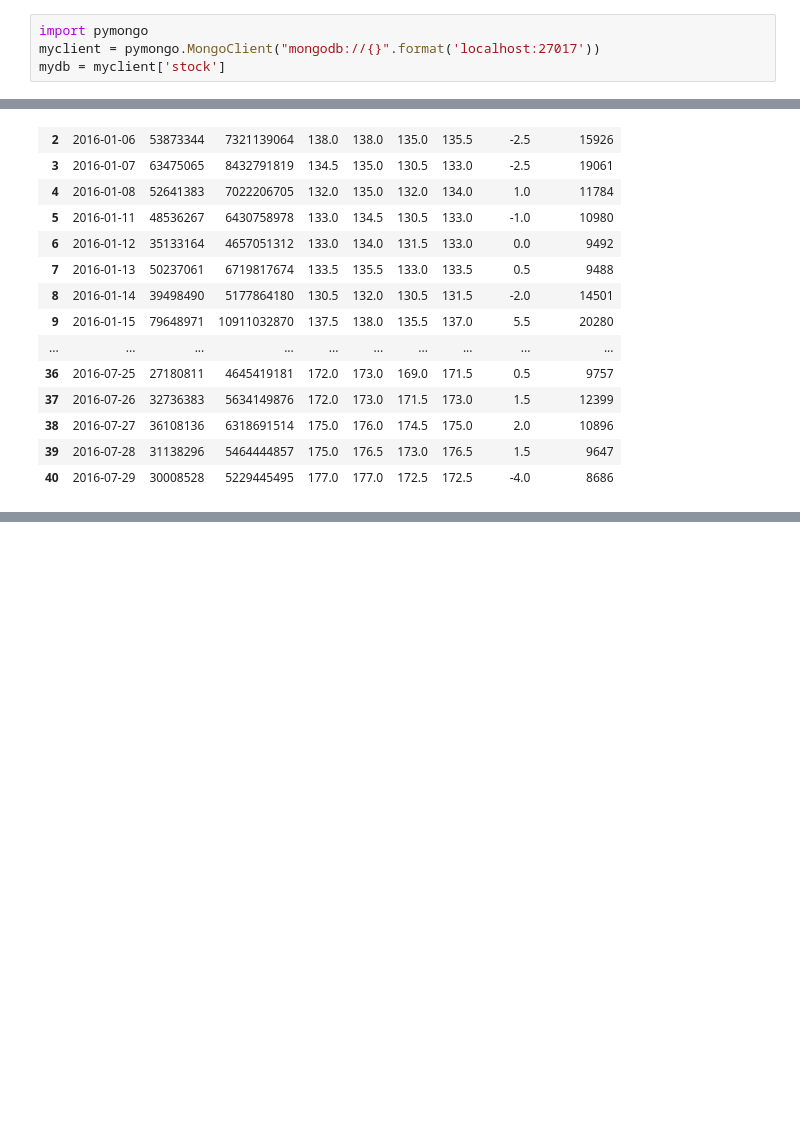
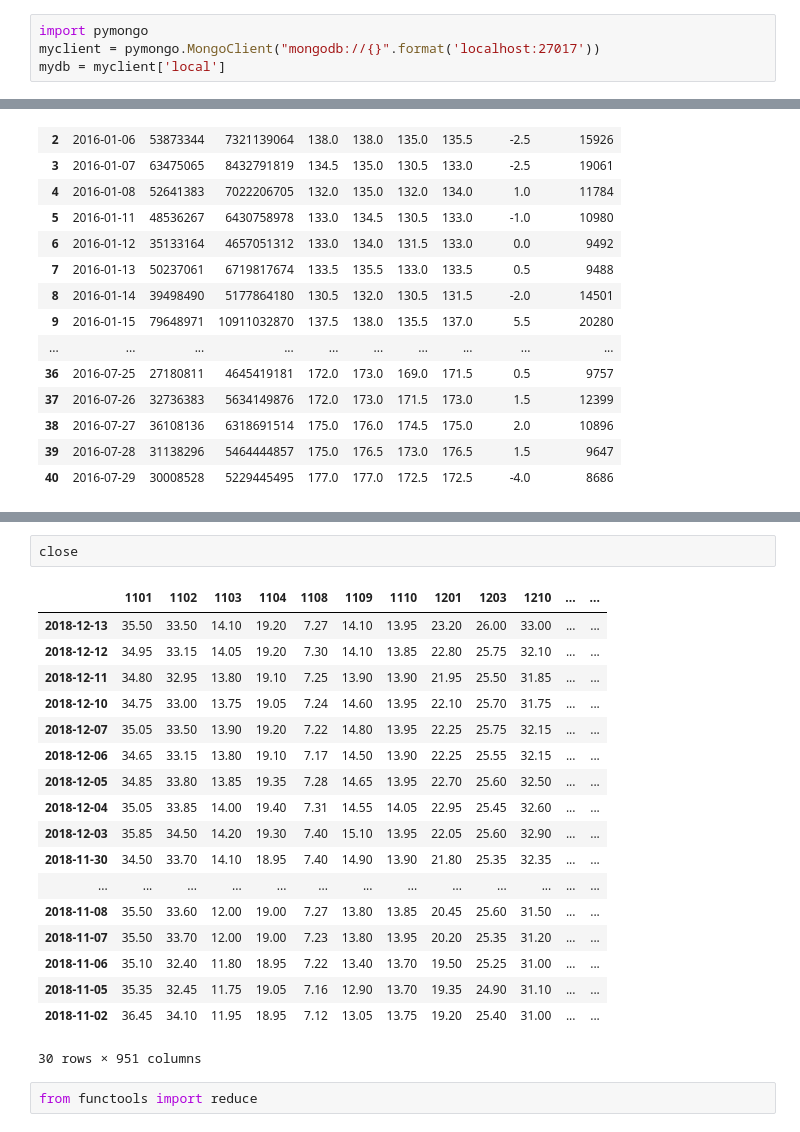
Before and after one commit to gary136/Work_files, a Jupyter notebook: stock.ipynb, the cells around one changed output, grey strips where cells are left out. Saved outputs shown, nothing was run; the diff lists cells and outputs as text; blank space fills up the shorter version.

```diff
--- a/stock.ipynb
+++ b/stock.ipynb
@@ -407,4 +409,4 @@ StopIteration
 # %%
 import pymongo
 myclient = pymongo.MongoClient("mongodb://{}".format('localhost:27017'))
-mydb = myclient['stock']
+mydb = myclient['local']
@@ -661,0 +710,23 @@ pd.DataFrame(dd)
+# %%
+close
+# %% [output]
+|  | 1101 | 1102 | 1103 | 1104 | 1108 | 1109 | 1110 | 1201 | 1203 | 1210 | ... | ... |
+| 2018-12-13 | 35.50 | 33.50 | 14.10 | 19.20 | 7.27 | 14.10 | 13.95 | 23.20 | 26.00 | 33.00 | ... | ... |
+| 2018-12-12 | 34.95 | 33.15 | 14.05 | 19.20 | 7.30 | 14.10 | 13.85 | 22.80 | 25.75 | 32.10 | ... | ... |
+| 2018-12-11 | 34.80 | 32.95 | 13.80 | 19.10 | 7.25 | 13.90 | 13.90 | 21.95 | 25.50 | 31.85 | ... | ... |
+| 2018-12-10 | 34.75 | 33.00 | 13.75 | 19.05 | 7.24 | 14.60 | 13.95 | 22.10 | 25.70 | 31.75 | ... | ... |
+| 2018-12-07 | 35.05 | 33.50 | 13.90 | 19.20 | 7.22 | 14.80 | 13.95 | 22.25 | 25.75 | 32.15 | ... | ... |
+| 2018-12-06 | 34.65 | 33.15 | 13.80 | 19.10 | 7.17 | 14.50 | 13.90 | 22.25 | 25.55 | 32.15 | ... | ... |
+| 2018-12-05 | 34.85 | 33.80 | 13.85 | 19.35 | 7.28 | 14.65 | 13.95 | 22.70 | 25.60 | 32.50 | ... | ... |
+| 2018-12-04 | 35.05 | 33.85 | 14.00 | 19.40 | 7.31 | 14.55 | 14.05 | 22.95 | 25.45 | 32.60 | ... | ... |
+| 2018-12-03 | 35.85 | 34.50 | 14.20 | 19.30 | 7.40 | 15.10 | 13.95 | 22.05 | 25.60 | 32.90 | ... | ... |
+| 2018-11-30 | 34.50 | 33.70 | 14.10 | 18.95 | 7.40 | 14.90 | 13.90 | 21.80 | 25.35 | 32.35 | ... | ... |
+| ... | ... | ... | ... | ... | ... | ... | ... | ... | ... | ... | ... | ... |
+| 2018-11-08 | 35.50 | 33.60 | 12.00 | 19.00 | 7.27 | 13.80 | 13.85 | 20.45 | 25.60 | 31.50 | ... | ... |
+| 2018-11-07 | 35.50 | 33.70 | 12.00 | 19.00 | 7.23 | 13.80 | 13.95 | 20.20 | 25.35 | 31.20 | ... | ... |
+| 2018-11-06 | 35.10 | 32.40 | 11.80 | 18.95 | 7.22 | 13.40 | 13.70 | 19.50 | 25.25 | 31.00 | ... | ... |
+| 2018-11-05 | 35.35 | 32.45 | 11.75 | 19.05 | 7.16 | 12.90 | 13.70 | 19.35 | 24.90 | 31.10 | ... | ... |
+| 2018-11-02 | 36.45 | 34.10 | 11.95 | 18.95 | 7.12 | 13.05 | 13.75 | 19.20 | 25.40 | 31.00 | ... | ... |
+30 rows × 951 columns
+# %%
+from functools import reduce
```
Also changed, not shown: parts of 21 cells of this notebook, 5 other files.
